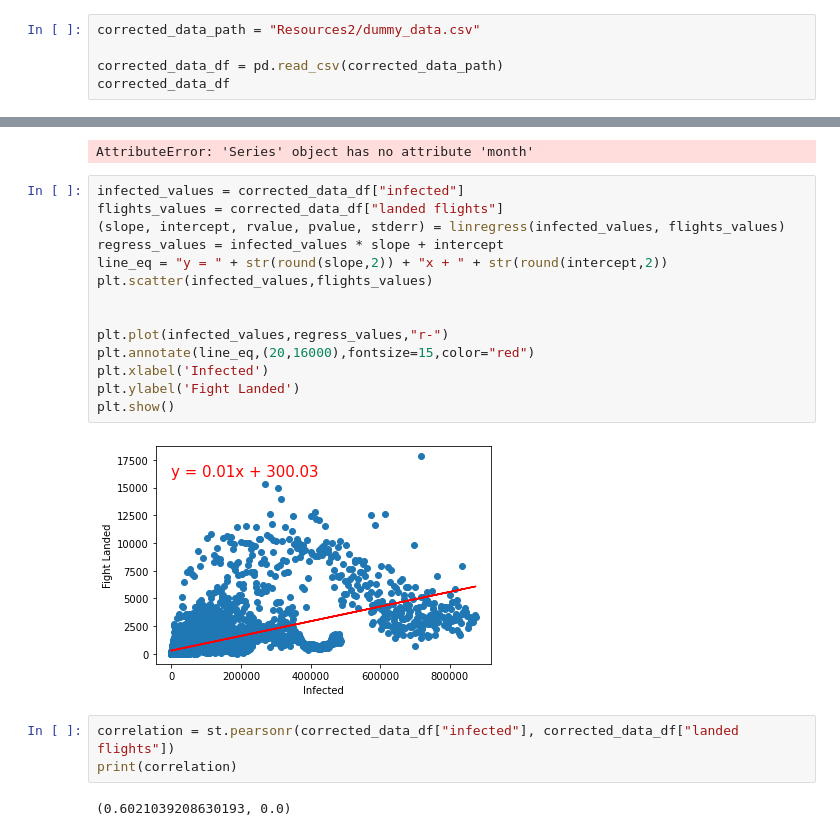
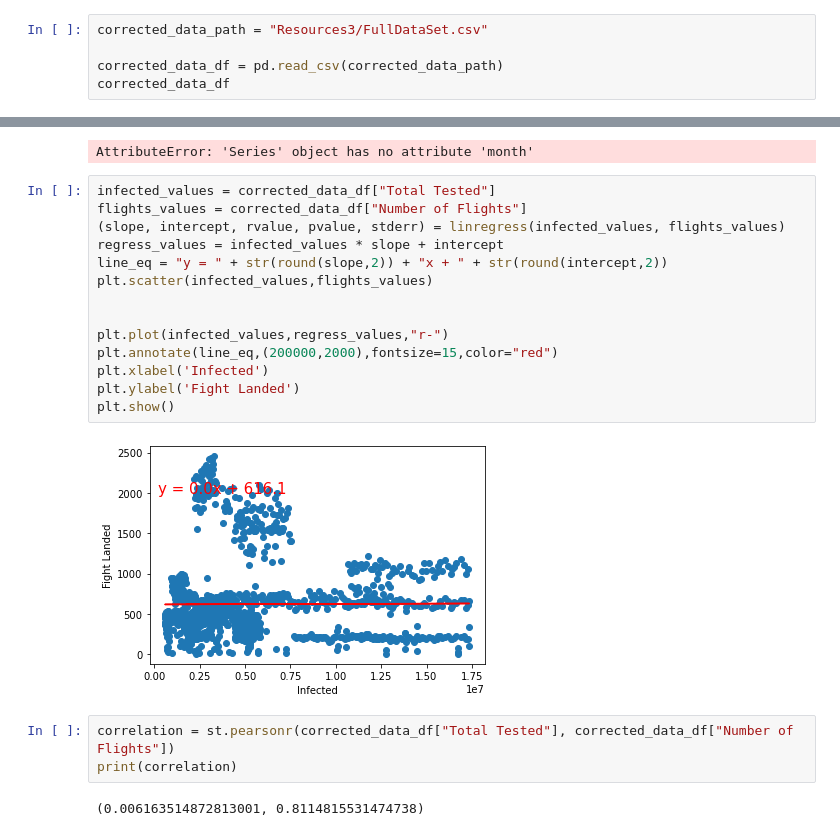
Before and after one commit to MersedehSP/Covid_Analyzer, a Jupyter notebook: graph_msp - Copy.ipynb, the cells around one changed output, grey strips where cells are left out. Cells and saved outputs as stored; diff of their text form.

```diff
--- a/graph_msp - Copy.ipynb
+++ b/graph_msp - Copy.ipynb
@@ -9,7 +9,7 @@ import scipy.stats as st
 import gmaps
 import gmaps.datasets
 # %%
-corrected_data_path = "Resources2/dummy_data.csv"
+corrected_data_path = "Resources3/FullDataSet.csv"
 
 corrected_data_df = pd.read_csv(corrected_data_path)
 corrected_data_df
@@ -164,23 +155,23 @@ state_data_ordered
 # %% [output]
 AttributeError: 'Series' object has no attribute 'month'
 # %%
-infected_values = corrected_data_df["infected"]
-flights_values = corrected_data_df["landed flights"]
+infected_values = corrected_data_df["Total Tested"]
+flights_values = corrected_data_df["Number of Flights"]
 (slope, intercept, rvalue, pvalue, stderr) = linregress(infected_values, flights_values)
 regress_values = infected_values * slope + intercept
 line_eq = "y = " + str(round(slope,2)) + "x + " + str(round(intercept,2))
 plt.scatter(infected_values,flights_values)
 
 
 plt.plot(infected_values,regress_values,"r-")
-plt.annotate(line_eq,(20,16000),fontsize=15,color="red")
+plt.annotate(line_eq,(200000,2000),fontsize=15,color="red")
 plt.xlabel('Infected')
 plt.ylabel('Fight Landed')
 plt.show()
 # %% [output]
-[figure, old version]
+[figure, new version]
 # %%
-correlation = st.pearsonr(corrected_data_df["infected"], corrected_data_df["landed flights"])
+correlation = st.pearsonr(corrected_data_df["Total Tested"], corrected_data_df["Number of Flights"])
 print(correlation)
 # %% [output]
-(0.6021039208630193, 0.0)
+(0.006163514872813001, 0.8114815531474738)
```
Also changed, not shown: parts of 7 cells of this notebook, 1 other file.
